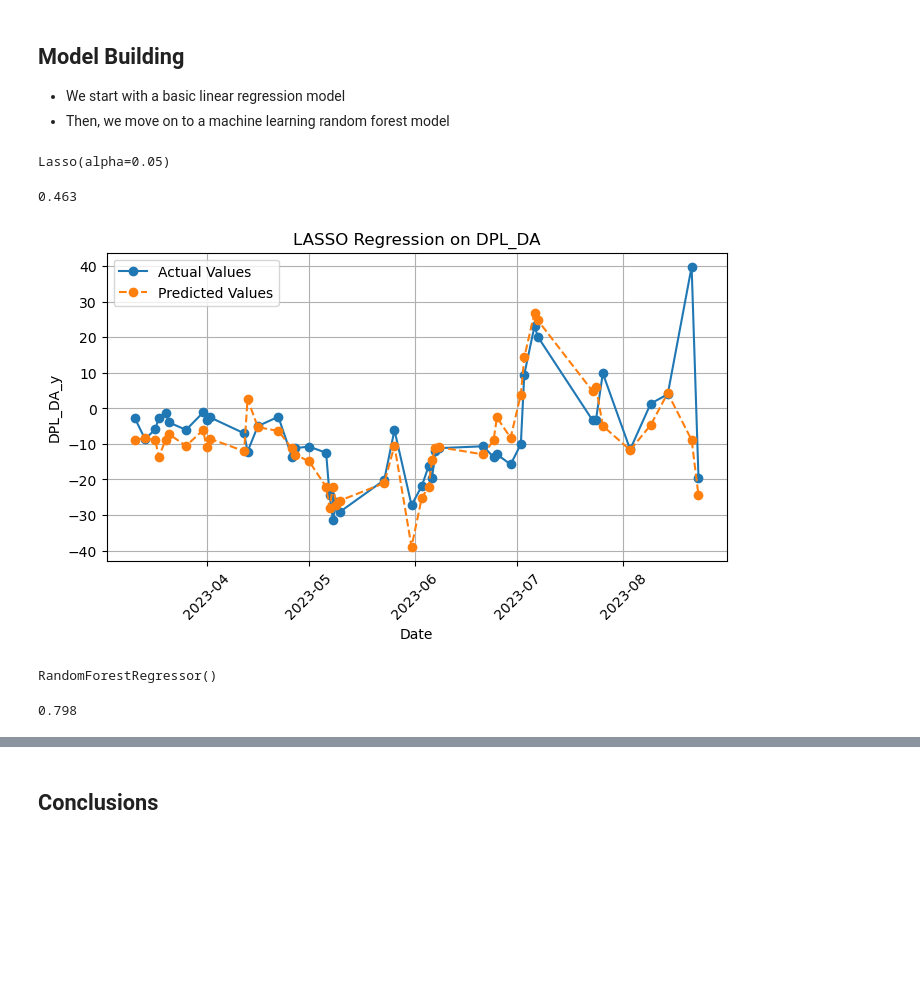
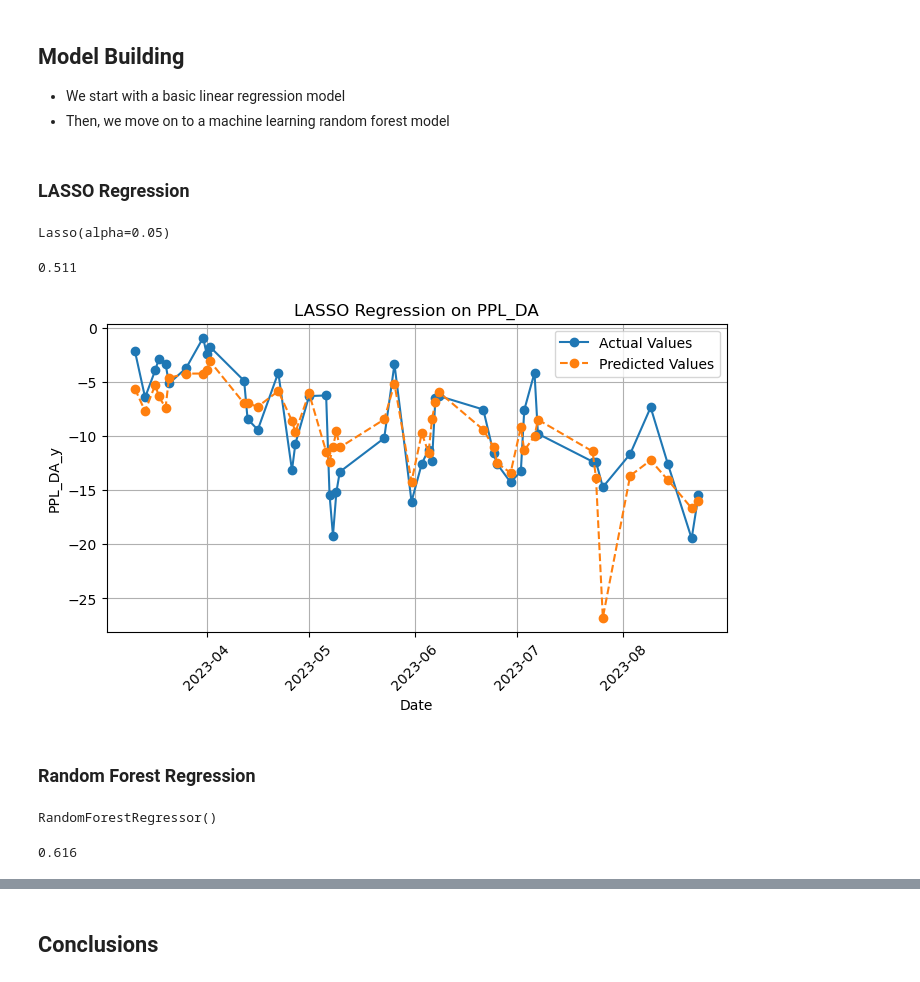
Before and after one commit to stephenxu10/PJM-Basis-Forecast, a Jupyter notebook: PJM_Forecast_Model.ipynb, the cells around one changed output, grey strips where cells are left out. Saved outputs shown, nothing was run; the diff lists cells and outputs as text; code cells hidden in the pictures; blank space fills up the shorter version.

```diff
--- a/PJM_Forecast_Model.ipynb
+++ b/PJM_Forecast_Model.ipynb
@@ -23,7 +23,7 @@ import os
 
 warnings.simplefilter("ignore")
 
-pred_index = 4
+pred_index = 5
 abbreivations = ['EDGE_DA', "STC_DA", 'PEACH_DA', 'DPL_DA', 'PPL_DA', 'PECO_DA', 'PPL_PECO_DA']
 
 input_path = "./Input Data/"
@@ -226,6 +226,8 @@ sns.heatmap(train_data.corr(), annot=True, cmap="YlGnBu")
 
 - We start with a basic linear regression model
 - Then, we move on to a machine learning random forest model
+# %% [markdown]
+### LASSO Regression
 # %%
 from sklearn.linear_model import Lasso
 from sklearn.preprocessing import StandardScaler
@@ -249,33 +251,35 @@ Lasso(alpha=0.05)
 lasso_score = round(lasso_reg.score(X_test_s, y_test), 3)
 lasso_score
 # %% [output]
-0.463
+0.511
 # %%
 def plot_predictions(model, X_test, y_test, title):
     y_pred = model.predict(X_test)
 
     result_df = pd.DataFrame()
     result_df['Date'] = X_dates
     result_df['Actual'] = y_test
     result_df['Predicted'] = y_pred
     result_df = result_df.sort_values(by='Date')
 
     plt.figure(figsize=(8, 4))
     plt.plot(result_df['Date'], result_df['Actual'], label='Actual Values', marker='o', linestyle='-')
     plt.plot(result_df['Date'], result_df['Predicted'], label='Predicted Values', marker='o', linestyle='--')
     plt.xlabel('Date')
     plt.title(title)
     plt.ylabel(abbreivations[pred_index - 1] + "_y")
     plt.legend()
     plt.xticks(rotation=45)
     plt.grid(True)
 
     return plt
 
-plot = plot_predictions(lasso_reg, X_test_s, y_test, "LASSO Regression on " + abbreivations[pred_index - 1])
-plot.show()
+plot_lasso = plot_predictions(lasso_reg, X_test_s, y_test, "LASSO Regression on " + abbreivations[pred_index - 1])
+plot_lasso.show()
 # %% [output]
-[figure, old version]
+[figure, new version]
+# %% [markdown]
+### Random Forest Regression
 # %%
 from sklearn.ensemble import RandomForestRegressor
 
@@ -287,7 +291,7 @@ RandomForestRegressor()
 forest_score = round(forest.score(X_test_s, y_test), 3)
 forest_score
 # %% [output]
-0.798
+0.616
 # %%
 # Plot the predictions from the Random Forest Model (no hyperparameter tuning)
 plot_rf = plot_predictions(forest, X_test_s, y_test, "Untuned Random Forest on " + abbreivations[pred_index - 1])
```
Also changed, not shown: parts of 17 cells of this notebook.
